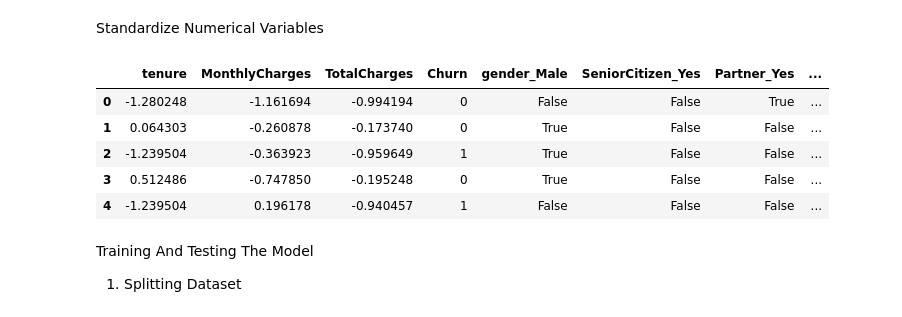
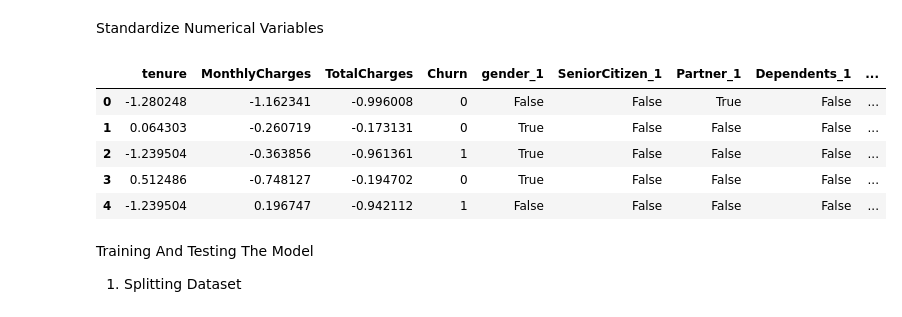
Before and after one commit to Rolweezy/Telco-Customer-Churn-Detection-and-Prevention-Project, a Jupyter notebook: Telco_Customer_Churn_Prediction_And_Prevention.ipynb, the cells around one changed output. Drawn from its saved outputs; the diff is of its cells as text; code cells hidden in the pictures.

```diff
--- a/Telco_Customer_Churn_Prediction_And_Prevention.ipynb
+++ b/Telco_Customer_Churn_Prediction_And_Prevention.ipynb
@@ -885,7 +870,7 @@ processed_df.head()
 # %% [markdown]
 Winsorize Monthly Charges and Total charges at 1st and 99th percentiles to reduce skew.
 # %%
-processed_df['MonthlyCharges'] = winsorize(processed_df['MonthlyCharges'], limits=[0.01, 0.01])
-processed_df['TotalCharges'] = winsorize(processed_df['TotalCharges'], limits=[0.01, 0.01])
+df['MonthlyCharges'] = winsorize(df['MonthlyCharges'], limits=[0.01, 0.01])
+df['TotalCharges'] = winsorize(df['TotalCharges'], limits=[0.01, 0.01])
 # %% [markdown]
 2. Encode categorical Variables
@@ -924,5 +911,5 @@ cat_cols
 # %%
 label_encoder = LabelEncoder()
 for col in cat_cols:
-  processed_df[col+("_encoded")]=label_encoder.fit_transform(df[col])
-processed_df.head()
+     if df[col].dtype == "object":
+        df[col] = label_encoder.fit_transform(df[col])
@@ -943,17 +940,17 @@ Standardize Numerical Variables
 scaler = StandardScaler()
 # %%
 num_cols = ['tenure', 'MonthlyCharges', 'TotalCharges']
-processed_df[num_cols] = scaler.fit_transform(processed_df[num_cols])
+df[num_cols] = scaler.fit_transform(df[num_cols])
 
 # Final cleaned data is now in df_encoded
-processed_df.head()
+df.head()
 # %% [output]
-|  | tenure | MonthlyCharges | TotalCharges | Churn | gender_Male | SeniorCitizen_Yes | Partner_Yes | ... |
-| 0 | -1.280248 | -1.161694 | -0.994194 | 0 | False | False | True | ... |
-| 1 | 0.064303 | -0.260878 | -0.173740 | 0 | True | False | False | ... |
-| 2 | -1.239504 | -0.363923 | -0.959649 | 1 | True | False | False | ... |
-| 3 | 0.512486 | -0.747850 | -0.195248 | 0 | True | False | False | ... |
-| 4 | -1.239504 | 0.196178 | -0.940457 | 1 | False | False | False | ... |
+|  | tenure | MonthlyCharges | TotalCharges | Churn | gender_1 | SeniorCitizen_1 | Partner_1 | Dependents_1 | ... |
+| 0 | -1.280248 | -1.162341 | -0.996008 | 0 | False | False | True | False | ... |
+| 1 | 0.064303 | -0.260719 | -0.173131 | 0 | True | False | False | False | ... |
+| 2 | -1.239504 | -0.363856 | -0.961361 | 1 | True | False | False | False | ... |
+| 3 | 0.512486 | -0.748127 | -0.194702 | 0 | True | False | False | False | ... |
+| 4 | -1.239504 | 0.196747 | -0.942112 | 1 | False | False | False | False | ... |
 # %% [markdown]
 Training And Testing The Model
 1. Splitting Dataset
```
Also changed, not shown: parts of 20 cells of this notebook.
